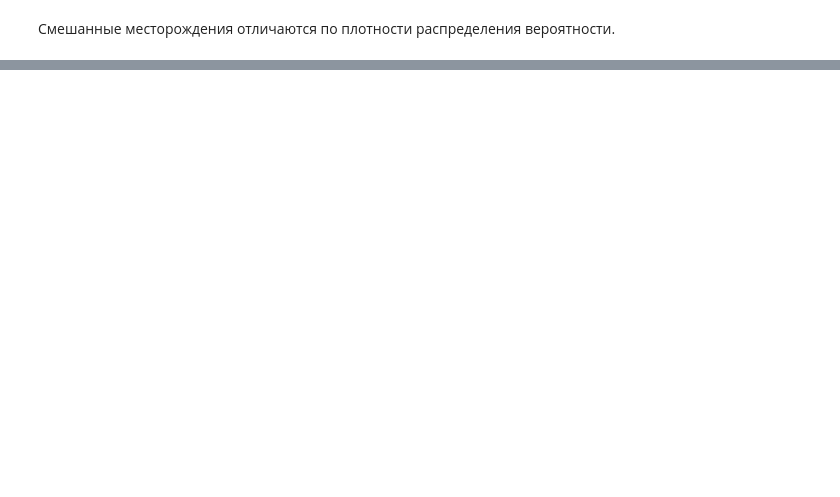
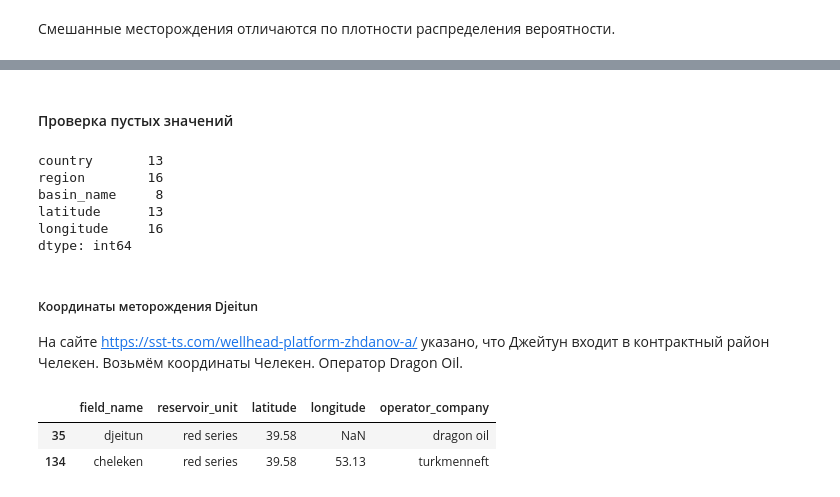
Before and after one commit to AlekseiAgarkov/classification-of-oil-and-gas, a Jupyter notebook: notebooks/eda.ipynb, the cells around one changed output, grey strips where cells are left out. Saved outputs shown, nothing was run; the diff lists cells and outputs as text; code cells hidden in the pictures; blank space fills up the shorter version.

```diff
--- a/notebooks/eda.ipynb
+++ b/notebooks/eda.ipynb
@@ -969,0 +859,24 @@ plt.tight_layout()
+# %% [markdown]
+#### Проверка пустых значений
+# %%
+missing_val_cnts_int_test = test_oil_df.isna().sum()
+missing_val_cnts_int_test[missing_val_cnts_int_test > 0]
+# %% [output]
+country       13
+region        16
+basin_name     8
+latitude      13
+longitude     16
+dtype: int64
+# %% [markdown]
+##### Координаты меторождения Djeitun
+На сайте https://sst-ts.com/wellhead-platform-zhdanov-a/ указано, что Джейтун входит в контрактный район Челекен. Возьмём координаты Челекен. Оператор Dragon Oil.
+# %%
+pd.concat([
+    test_oil_df[test_oil_df['field_name'] == 'djeitun'][['field_name', 'reservoir_unit', 'latitude', 'longitude', 'operator_company']],
+    train_oil_df[train_oil_df['field_name'] == 'cheleken'][['field_name', 'reservoir_unit', 'latitude', 'longitude', 'operator_company']]
+])
+# %% [output]
+|  | field_name | reservoir_unit | latitude | longitude | operator_company |
+| 35 | djeitun | red series | 39.58 | NaN | dragon oil |
+| 134 | cheleken | red series | 39.58 | 53.13 | turkmenneft |
```
Also changed, not shown: parts of 57 cells of this notebook.
